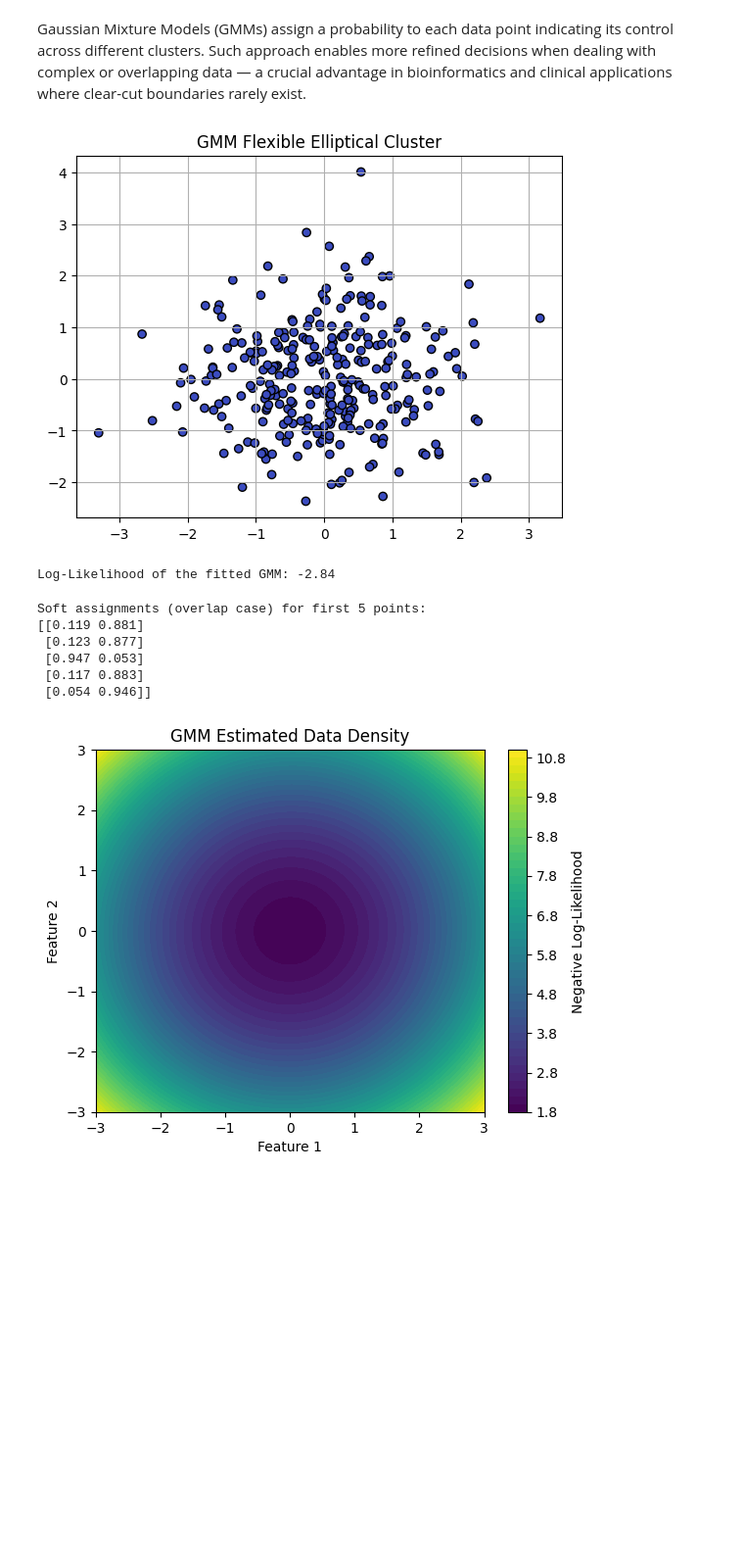
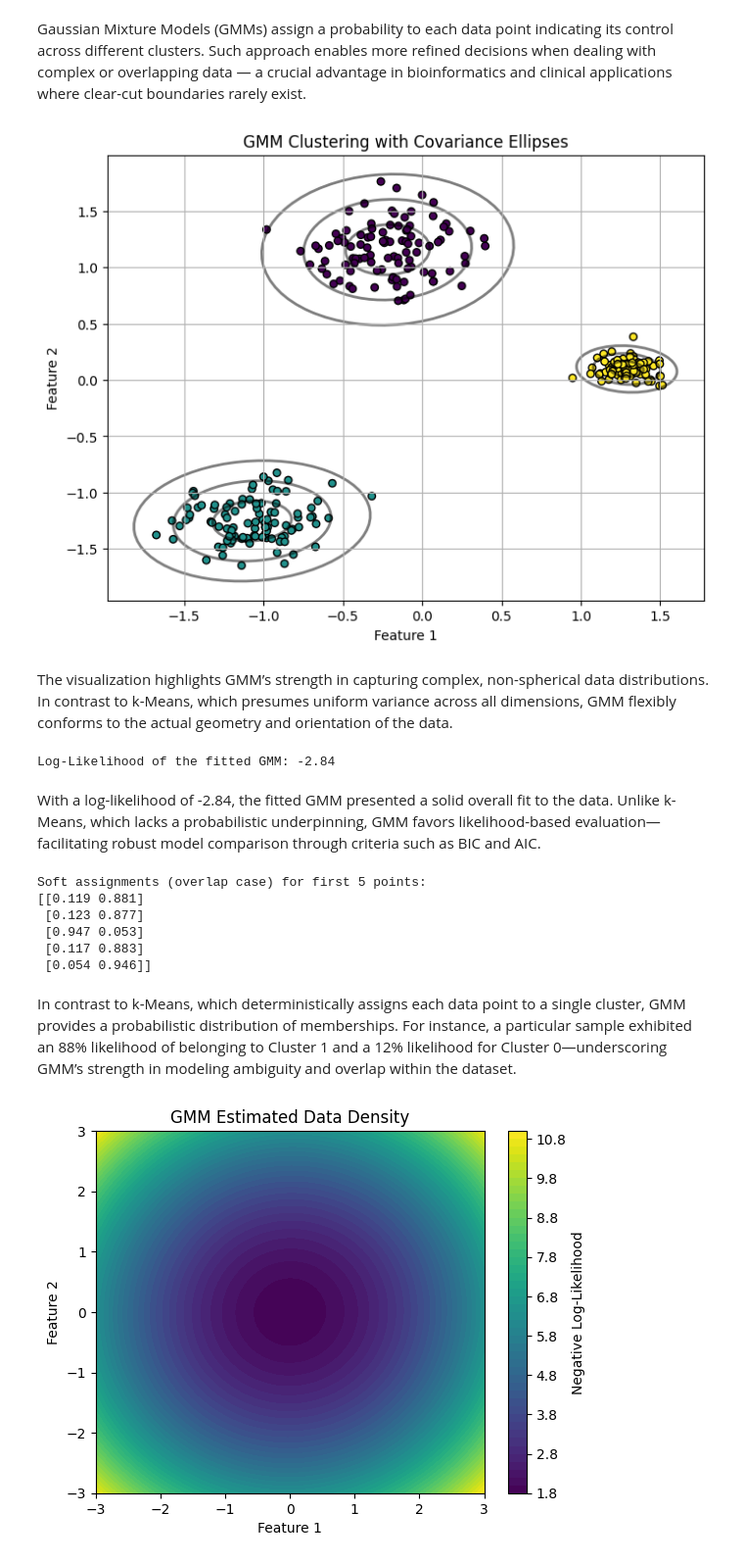
Before and after one commit to malam2025/BINF5507-Mohammad-Capstone-project, a Jupyter notebook: GMM-Capstone-project.ipynb, the cells around one changed output. Shown at 98% size. Drawn from its saved outputs; the diff is of its cells as text; code cells hidden in the pictures; blank space fills up the shorter version.

```diff
--- a/GMM-Capstone-project.ipynb
+++ b/GMM-Capstone-project.ipynb
@@ -113,27 +148,58 @@ Soft probabilities for first 5 points:
  [0. 1. 0.]]
 # %% [markdown]
 Gaussian Mixture Models (GMMs) assign a probability to each data point indicating its control across different clusters. Such approach enables more refined decisions when dealing with complex or overlapping data — a crucial advantage in bioinformatics and clinical applications where clear-cut boundaries rarely exist.
-# %%
-# Unique feature-2: Flexible Cluster Shapes
-from sklearn.datasets import make_gaussian_quantiles
-import matplotlib.pyplot as plt
-
-# Create elliptical-shaped data
-X_ellipse, _ = make_gaussian_quantiles(cov=2.0, n_samples=300, n_features=2, n_classes=1, random_state=42)
-X_scaled = StandardScaler().fit_transform(X_ellipse)
-
-# Fit GMM
-gmm = GaussianMixture(n_components=1, covariance_type='full')
-gmm.fit(X_scaled)
-labels = gmm.predict(X_scaled)
-
-# Visualize
-plt.scatter(X_scaled[:, 0], X_scaled[:, 1], c=labels, cmap='coolwarm', edgecolor='k')
-plt.title("GMM Flexible Elliptical Cluster")
-plt.grid(True)
-plt.show()
-# %% [output]
-[figure, removed]
+# %%
+# Unique feature 2: model complex distributions beyond spherical clusters
+import numpy as np
+import matplotlib.pyplot as plt
+from matplotlib.patches import Ellipse
+from sklearn.mixture import GaussianMixture
+from sklearn.datasets import make_blobs
+from sklearn.preprocessing import StandardScaler
+
+# Step 1: Generate data
+X, _ = make_blobs(n_samples=300, centers=3, cluster_std=[1.5, 0.5, 1.2], random_state=42)
+X_scaled = StandardScaler().fit_transform(X)
+
+# Step 2: Fit GMM
+gmm = GaussianMixture(n_components=3, covariance_type='full', random_state=42)
+gmm.fit(X_scaled)
+labels = gmm.predict(X_scaled)
+
+# Step 3: Plot points
+plt.figure(figsize=(8, 6))
+plt.scatter(X_scaled[:, 0], X_scaled[:, 1], c=labels, s=30, cmap='viridis', edgecolor='k')
+
+# Step 4: Ellipse drawing function (fixed alpha issue)
+def draw_ellipse(position, covariance, ax=None, **kwargs):
+    ax = ax or plt.gca()
+
+    if covariance.shape == (2, 2):
+        U, s, _ = np.linalg.svd(covariance)
+        angle = np.degrees(np.arctan2(U[1, 0], U[0, 0]))
+        width, height = 2 * np.sqrt(s)
+    else:
+        angle = 0
+        width, height = 2 * np.sqrt(covariance)
+
+    for nsig in range(1, 4):
+        ellipse = Ellipse(position, nsig * width, nsig * height,
+                          angle=angle, **kwargs)
+        ax.add_patch(ellipse)
+
+# Step 5: Add ellipses
+for pos, cov in zip(gmm.means_, gmm.covariances_):
+    draw_ellipse(pos, cov, edgecolor='black', facecolor='none', linewidth=2, alpha=0.5)
+
+plt.title("GMM Clustering with Covariance Ellipses")
+plt.xlabel("Feature 1")
+plt.ylabel("Feature 2")
+plt.grid(True)
+plt.show()
+# %% [output]
+[figure, added]
+# %% [markdown]
+The visualization highlights GMM’s strength in capturing complex, non-spherical data distributions. In contrast to k-Means, which presumes uniform variance across all dimensions, GMM flexibly conforms to the actual geometry and orientation of the data.
 # %%
 # Unique feature-3: Grounded in Probability (Log-Likelihood)
 # Show log-likelihood of the fitted model
@@ -141,6 +207,8 @@ log_likelihood = gmm.score(X_scaled)
 print(f"Log-Likelihood of the fitted GMM: {log_likelihood:.2f}")
 # %% [output]
 Log-Likelihood of the fitted GMM: -2.84
+# %% [markdown]
+With a log-likelihood of -2.84, the fitted GMM presented a solid overall fit to the data. Unlike k-Means, which lacks a probabilistic underpinning, GMM favors likelihood-based evaluation—facilitating robust model comparison through criteria such as BIC and AIC.
 # %%
 # Unique feature-4: Handles Real-World Uncertainty (Overlapping Clusters)
 # Create overlapping blobs
@@ -162,6 +230,8 @@ Soft assignments (overlap case) for first 5 points:
  [0.947 0.053]
  [0.117 0.883]
  [0.054 0.946]]
+# %% [markdown]
+In contrast to k-Means, which deterministically assigns each data point to a single cluster, GMM provides a probabilistic distribution of memberships. For instance, a particular sample exhibited an 88% likelihood of belonging to Cluster 1 and a 12% likelihood for Cluster 0—underscoring GMM’s strength in modeling ambiguity and overlap within the dataset.
 # %%
 # Unique feature-5: Combines Clustering and Density Estimation
 from matplotlib import cm
```
Also changed, not shown: parts of 6 cells of this notebook.
